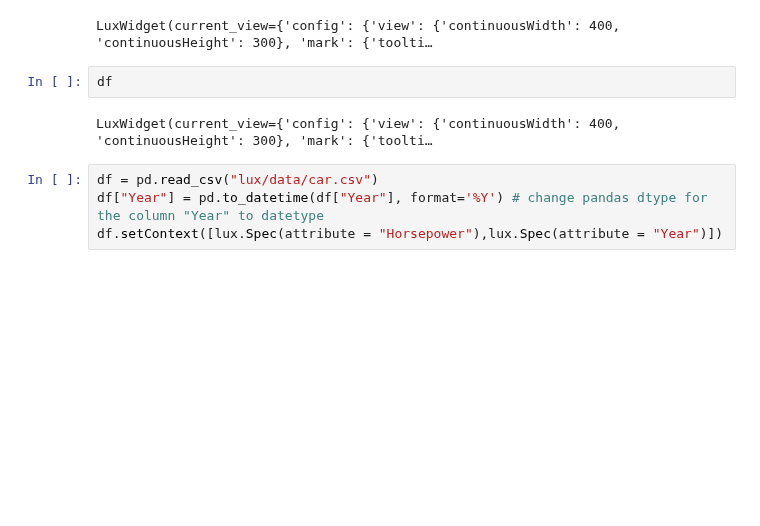
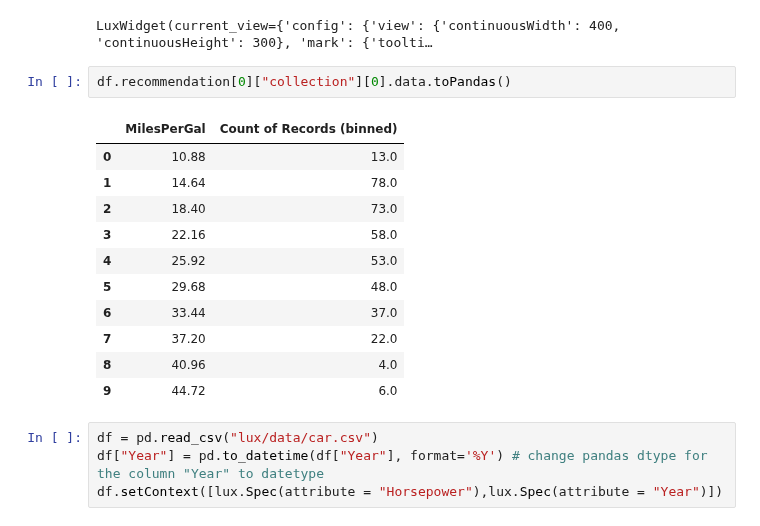
Before and after one commit to lux-org/lux, a Jupyter notebook: RenderingTest.ipynb, the cells around one changed output. Saved outputs shown, nothing was run; the diff lists cells and outputs as text; blank space fills up the shorter version.

```diff
--- a/RenderingTest.ipynb
+++ b/RenderingTest.ipynb
@@ -8,10 +11,20 @@ df.setContext([lux.Spec(attribute =  "Horsepower"),lux.Spec(attribute = "MilesPe
 df
 # %% [output]
 LuxWidget(current_view={'config': {'view': {'continuousWidth': 400, 'continuousHeight': 300}, 'mark': {'toolti…
-# %%
-df
-# %% [output]
-LuxWidget(current_view={'config': {'view': {'continuousWidth': 400, 'continuousHeight': 300}, 'mark': {'toolti…
+# %%
+df.recommendation[0]["collection"][0].data.toPandas()
+# %% [output]
+|  | MilesPerGal | Count of Records (binned) |
+| 0 | 10.88 | 13.0 |
+| 1 | 14.64 | 78.0 |
+| 2 | 18.40 | 73.0 |
+| 3 | 22.16 | 58.0 |
+| 4 | 25.92 | 53.0 |
+| 5 | 29.68 | 48.0 |
+| 6 | 33.44 | 37.0 |
+| 7 | 37.20 | 22.0 |
+| 8 | 40.96 | 4.0 |
+| 9 | 44.72 | 6.0 |
 # %%
 df = pd.read_csv("lux/data/car.csv")
 df["Year"] = pd.to_datetime(df["Year"], format='%Y') # change pandas dtype for the column "Year" to datetype
```
Also changed, not shown: parts of 3 cells of this notebook, 25 other files.
